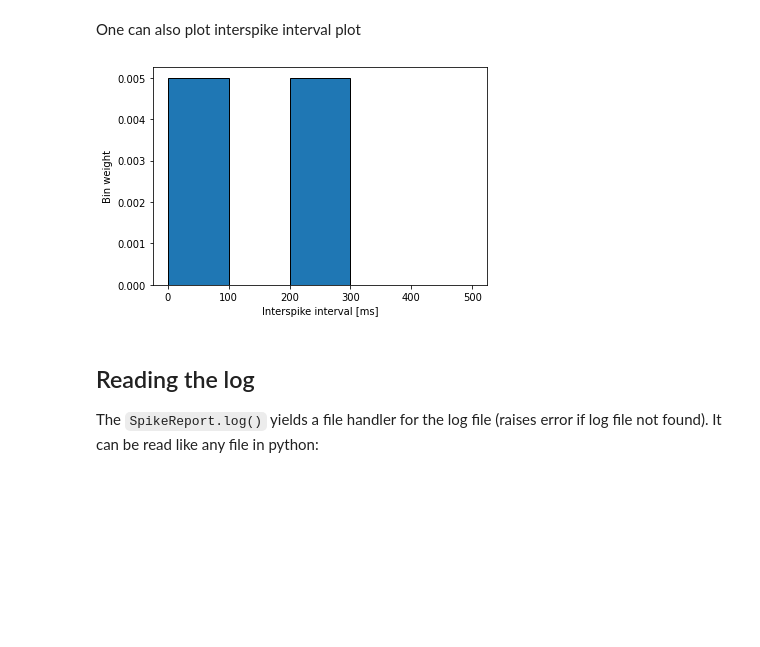
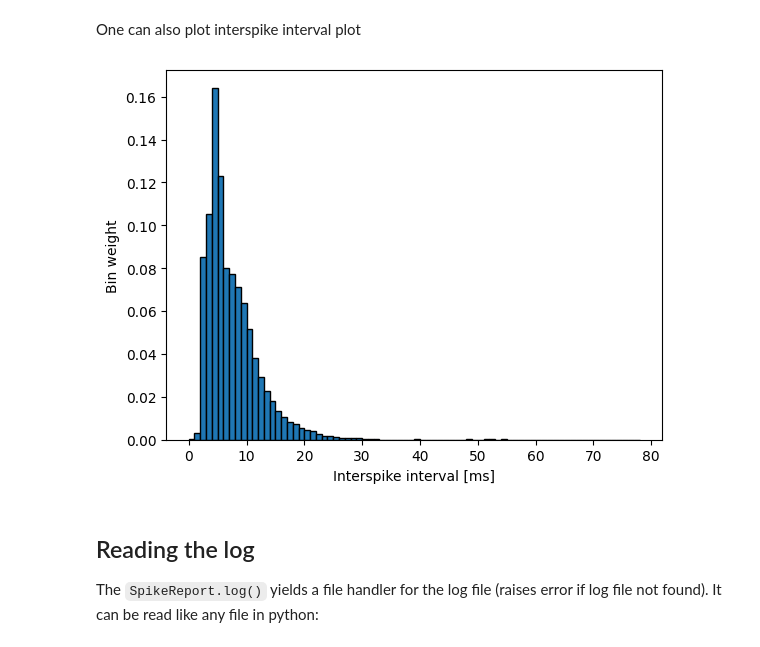
Before and after one commit to BlueBrain/snap, a Jupyter notebook: doc/source/notebooks/06_spike_reports.ipynb, the cells around one changed output. Drawn from its saved outputs; the diff is of its cells as text; code cells hidden in the pictures; blank space fills up the shorter version.

Commit message:
Use nexus resource for simulation notebooks

```diff
--- a/doc/source/notebooks/06_spike_reports.ipynb
+++ b/doc/source/notebooks/06_spike_reports.ipynb
@@ -14,0 +12,8 @@ simulation = bluepysnap.Simulation(simulation_path)
+# %%
+from bluepyentity.nexus import NexusHelper
+from bluepyentity.token import get_token
+
+nexus = NexusHelper(token=get_token('production'), bucket='nse/test2')
+simulation_id = 'https://bbp.epfl.ch/nexus/v1/resources/nse/test2/_/ec23054c-57cb-4095-b1ec-ae39dfacb205'
+simulation_entity = nexus.get_entity_by_id(simulation_id)
+simulation_path = simulation_entity.simulationConfigPath.url.replace('file://', '')
@@ -104,9 +141,9 @@ spikes.filter().raster(y_axis='etype');
 # %% [markdown]
 One can also plot interspike interval plot
 # %%
-spikes.filter().isi(binsize=100);
+spikes.filter().isi(binsize=1);
 # %% [output]
-[figure, old version]
+[figure, new version]
 # %% [markdown]
 ## Reading the log
 The `SpikeReport.log()` yields a file handler for the log file (raises error if log file not found). It can be read like any file in python:
```
Also changed, not shown: parts of 17 cells of this notebook, 2 other files.
